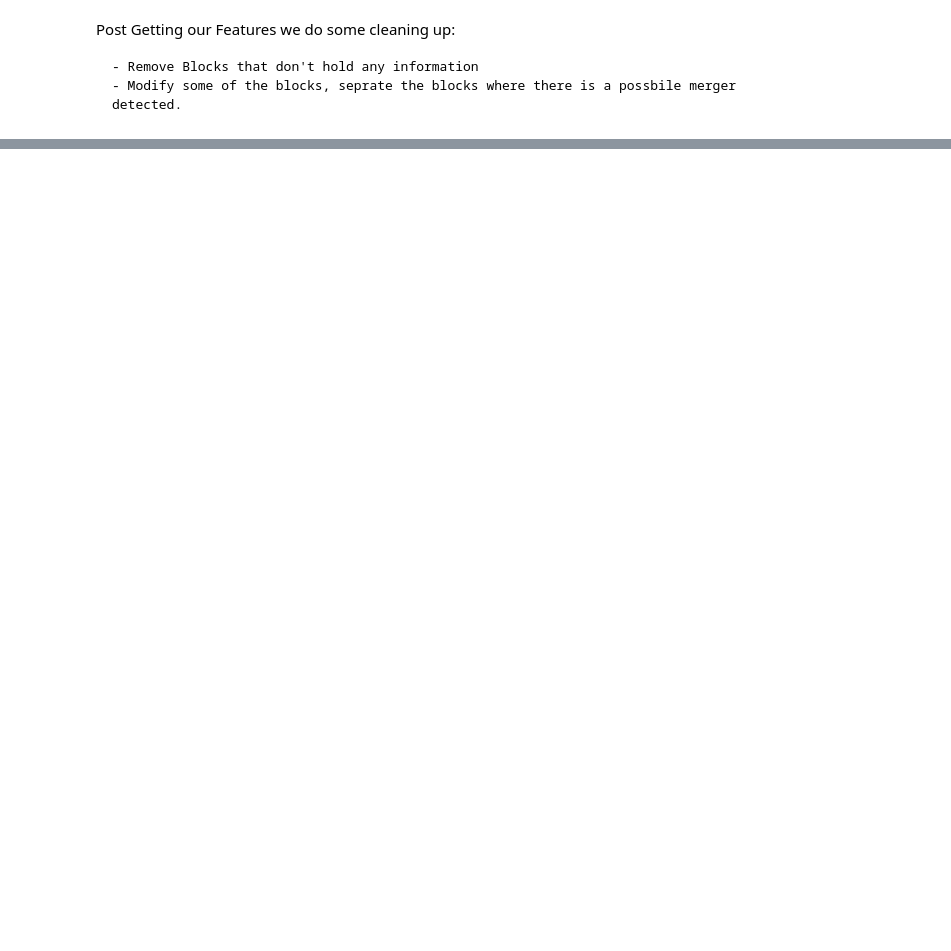
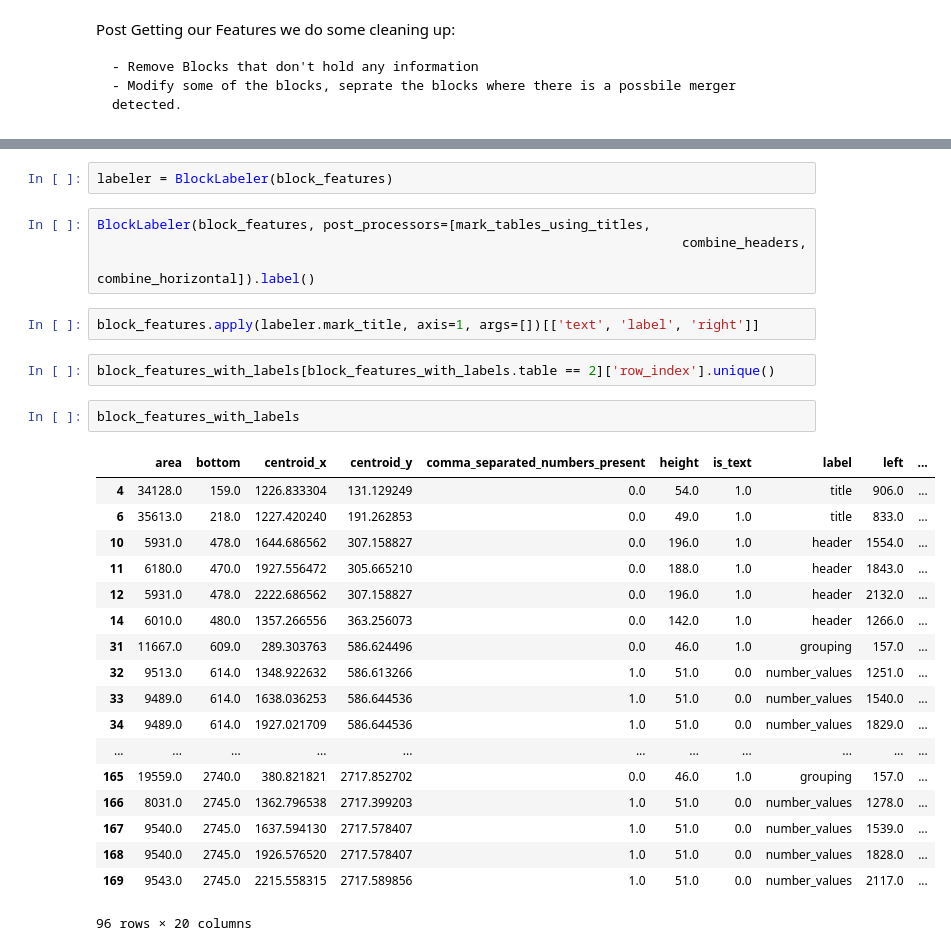
Before and after one commit to cbgaindia/parsers, a Jupyter notebook: research/PDF To CSV Pipeline - Combining the blocks.ipynb, the cells around one changed output, grey strips where cells are left out. Drawn from its saved outputs; the diff is of its cells as text; blank space fills up the shorter version.

```diff
--- a/research/PDF To CSV Pipeline - Combining the blocks.ipynb
+++ b/research/PDF To CSV Pipeline - Combining the blocks.ipynb
@@ -269 +684,32 @@ Post Getting our Features we do some cleaning up:
+# %%
+labeler = BlockLabeler(block_features)
+# %%
+BlockLabeler(block_features, post_processors=[mark_tables_using_titles,
+                                                                           combine_headers,
+                                                                           combine_horizontal]).label()
+# %%
+block_features.apply(labeler.mark_title, axis=1, args=[])[['text', 'label', 'right']]
+# %%
+block_features_with_labels[block_features_with_labels.table == 2]['row_index'].unique()
+# %%
+block_features_with_labels
+# %% [output]
+|  | area | bottom | centroid_x | centroid_y | comma_separated_numbers_present | height | is_text | label | left | ... |
+| 4 | 34128.0 | 159.0 | 1226.833304 | 131.129249 | 0.0 | 54.0 | 1.0 | title | 906.0 | ... |
+| 6 | 35613.0 | 218.0 | 1227.420240 | 191.262853 | 0.0 | 49.0 | 1.0 | title | 833.0 | ... |
+| 10 | 5931.0 | 478.0 | 1644.686562 | 307.158827 | 0.0 | 196.0 | 1.0 | header | 1554.0 | ... |
+| 11 | 6180.0 | 470.0 | 1927.556472 | 305.665210 | 0.0 | 188.0 | 1.0 | header | 1843.0 | ... |
+| 12 | 5931.0 | 478.0 | 2222.686562 | 307.158827 | 0.0 | 196.0 | 1.0 | header | 2132.0 | ... |
+| 14 | 6010.0 | 480.0 | 1357.266556 | 363.256073 | 0.0 | 142.0 | 1.0 | header | 1266.0 | ... |
+| 31 | 11667.0 | 609.0 | 289.303763 | 586.624496 | 0.0 | 46.0 | 1.0 | grouping | 157.0 | ... |
+| 32 | 9513.0 | 614.0 | 1348.922632 | 586.613266 | 1.0 | 51.0 | 0.0 | number_values | 1251.0 | ... |
+| 33 | 9489.0 | 614.0 | 1638.036253 | 586.644536 | 1.0 | 51.0 | 0.0 | number_values | 1540.0 | ... |
+| 34 | 9489.0 | 614.0 | 1927.021709 | 586.644536 | 1.0 | 51.0 | 0.0 | number_values | 1829.0 | ... |
+| ... | ... | ... | ... | ... | ... | ... | ... | ... | ... | ... |
+| 165 | 19559.0 | 2740.0 | 380.821821 | 2717.852702 | 0.0 | 46.0 | 1.0 | grouping | 157.0 | ... |
+| 166 | 8031.0 | 2745.0 | 1362.796538 | 2717.399203 | 1.0 | 51.0 | 0.0 | number_values | 1278.0 | ... |
+| 167 | 9540.0 | 2745.0 | 1637.594130 | 2717.578407 | 1.0 | 51.0 | 0.0 | number_values | 1539.0 | ... |
+| 168 | 9540.0 | 2745.0 | 1926.576520 | 2717.578407 | 1.0 | 51.0 | 0.0 | number_values | 1828.0 | ... |
+| 169 | 9543.0 | 2745.0 | 2215.558315 | 2717.589856 | 1.0 | 51.0 | 0.0 | number_values | 2117.0 | ... |
+96 rows × 20 columns
 # %% [markdown]
```
Also changed, not shown: parts of 29 cells of this notebook.
